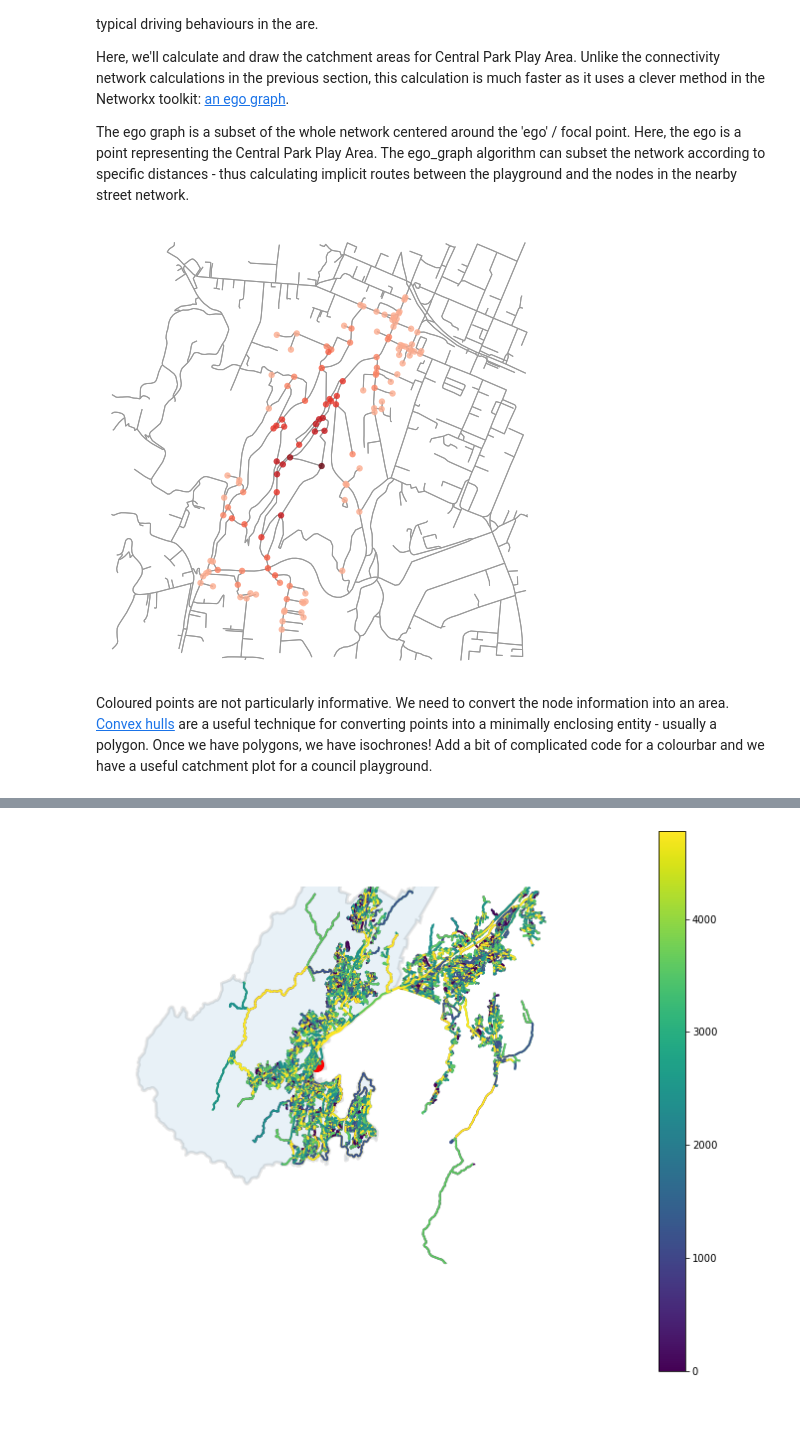
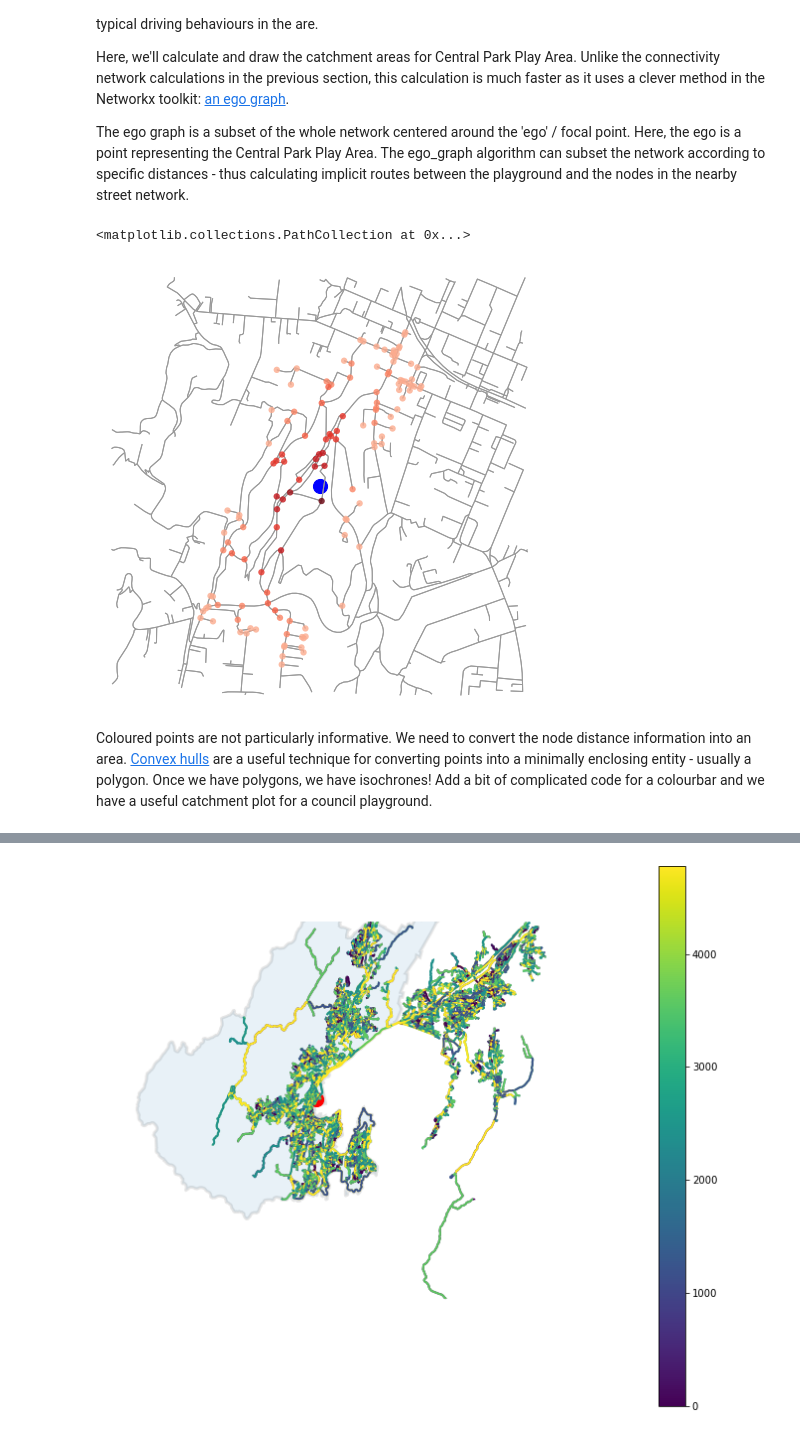
Before and after one commit to shriv/foss4g-workshop, a Jupyter notebook: notebooks/applications.ipynb, the cells around one changed output, grey strips where cells are left out. Cells and saved outputs as stored; diff of their text form; code cells hidden in the pictures.

```diff
--- a/notebooks/applications.ipynb
+++ b/notebooks/applications.ipynb
@@ -156,11 +158,14 @@ I've deliberately routed to a  playground up the hill rather than one on the fla
 We have previously downloaded the whole street network for the Wellington bounding box but here we'll download a small subset of the network around the Central Park Play Area - to better visualise the details of the routes.
 # %%
 # Get location of Central Park Play Area
-cp = wcc_playgrounds.query('playground == "Central Park Play Area"').reset_index()['geometry']
+cp = (wcc_playgrounds
+      .query('playground == "Central Park Play Area"')
+      .reset_index())['geometry']
 destination = (cp.y[0], cp.x[0])
 
 # Get a small radious of street network around Central Park Play Area
-G = ox.graph_from_point(destination, distance=600, network_type='walk', clean_periphery=False)
+G = ox.graph_from_point(destination, distance=600,
+                        network_type='walk', clean_periphery=False)
 
 # Select origin and destination nodes
 origin = (-41.2954888, 174.7671616)
@@ -291,29 +296,33 @@ The ego graph is a subset of the whole network centered around the 'ego' / focal
 # %%
 # Set the isochrone thresholds
 trip_distances = [0, 100, 200, 300, 400, 500, 600]
 
 # Generate some colours for the isochrones
 iso_colors = ox.get_colors(n=len(trip_distances), cmap='Reds', start=0.3, return_hex=True)
 
 # Subset egographs for each of the isochrones
 # Set colours of nodes by the isochrone
 # Reverse the isochrones so that darker is closer
 node_colors = {}
 for trip_distance, color in zip(sorted(trip_distances, reverse=True), iso_colors):
     subgraph = nx.ego_graph(G, destination_node, radius=trip_distance, distance='length')
     for node in subgraph.nodes():
         node_colors[node] = color
 
 # Create node size and node colour variables for nodes within the isochrones
 nc = [node_colors[node] if node in node_colors else 'none' for node in G.nodes()]
 ns = [40 if node in node_colors else 0 for node in G.nodes()]
 
 # Plot a basic catchment graph
-fig, ax = ox.plot_graph(G, fig_height=8, node_color=nc, node_size=ns, node_alpha=0.8, node_zorder=2)
+fig, ax = ox.plot_graph(G, fig_height=8, node_color=nc, node_size=ns,
+                        node_alpha=0.8, node_zorder=2, show=False, close=False)
+# Plot Central Park Play Area
+ax.scatter(destination[1], destination[0], s=200, c='b')
 # %% [output]
+<matplotlib.collections.PathCollection at 0x...>
-[figure, old version]
+[figure, new version]
 # %% [markdown]
-Coloured points are not particularly informative. We need to convert the node information into an area. [Convex hulls](https://en.wikipedia.org/wiki/Convex_hull) are a useful technique for converting points into a minimally enclosing entity - usually a polygon. Once we have polygons, we have isochrones! Add a bit of complicated code for a colourbar and we have a useful catchment plot for a council playground.
+Coloured points are not particularly informative. We need to convert the node distance information into an area. [Convex hulls](https://en.wikipedia.org/wiki/Convex_hull) are a useful technique for converting points into a minimally enclosing entity - usually a polygon. Once we have polygons, we have isochrones! Add a bit of complicated code for a colourbar and we have a useful catchment plot for a council playground.
 # %%
 isochrone_polys = []
 
```
Also changed, not shown: parts of 18 cells of this notebook.
